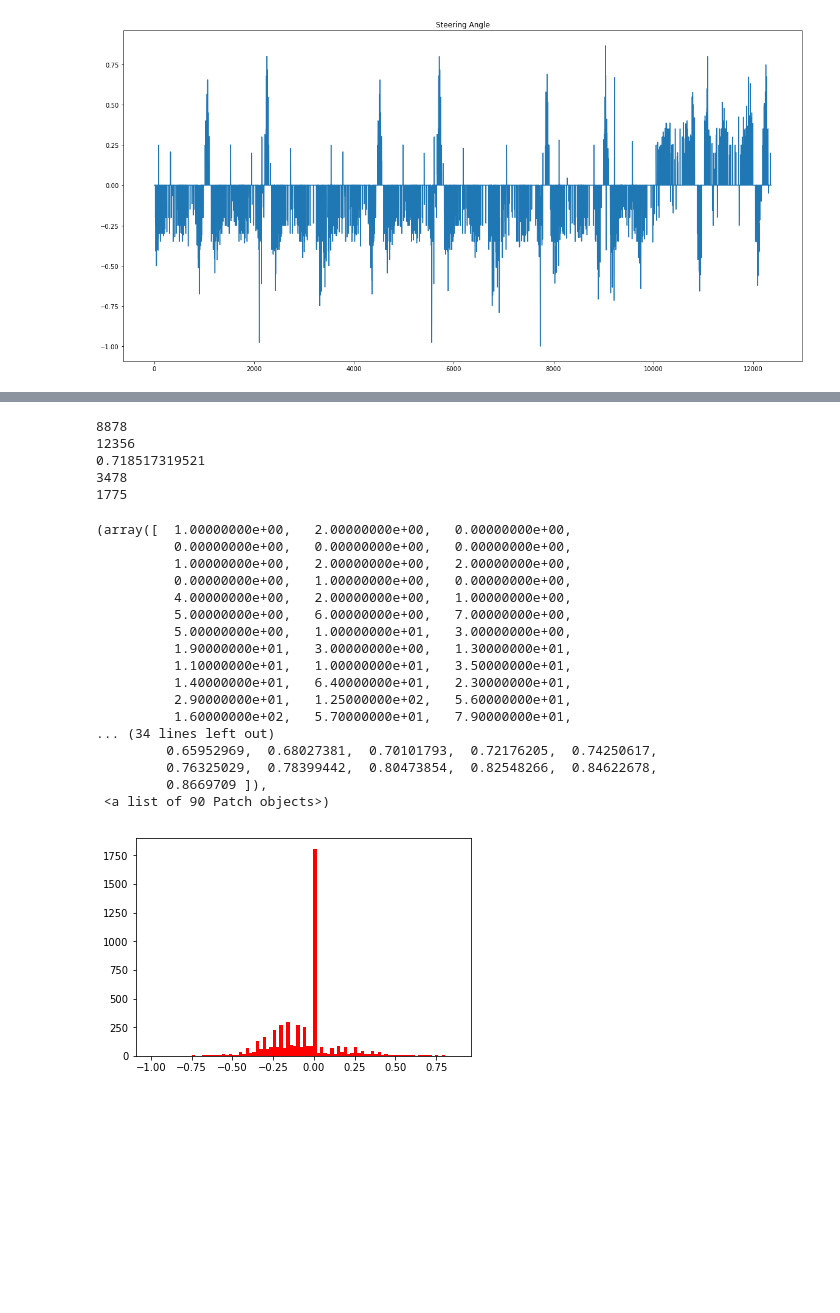
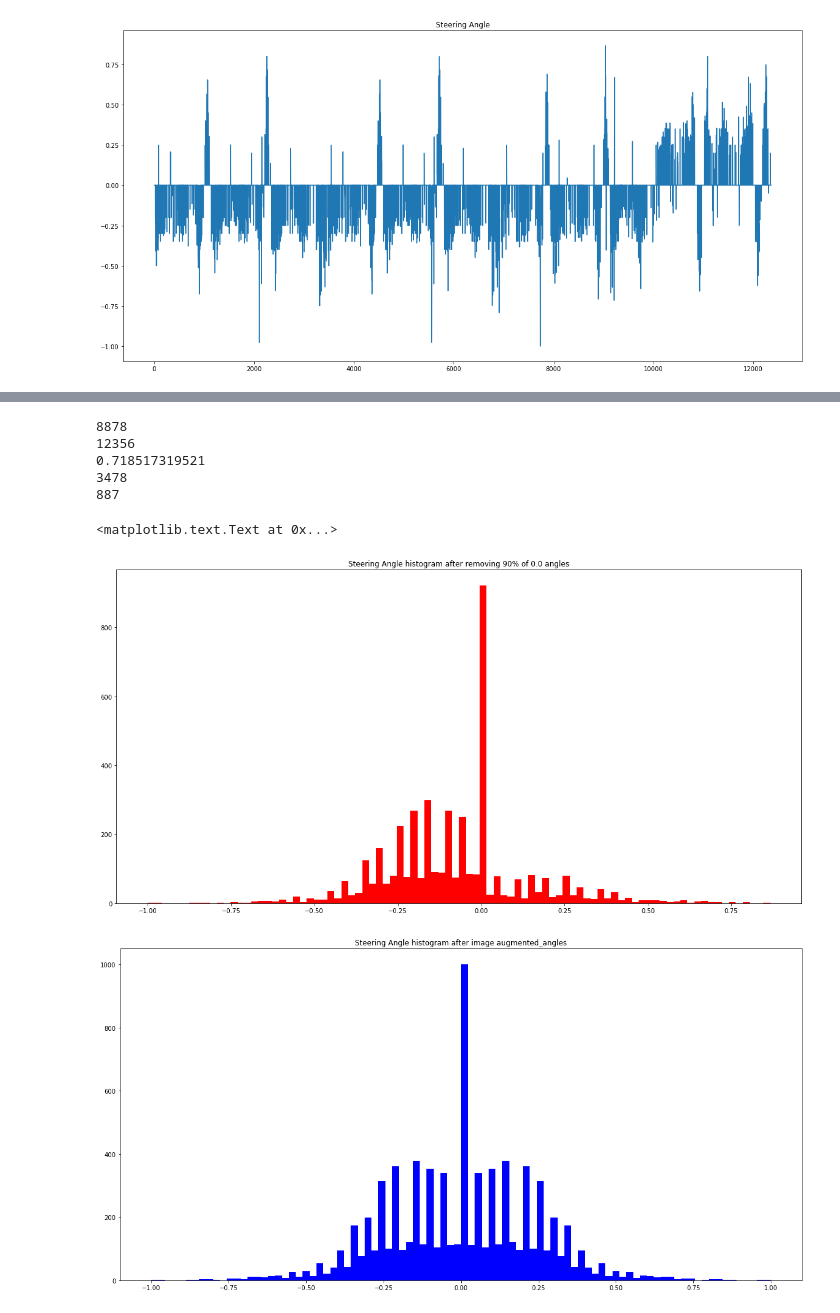
Before and after one commit to nonlining/CarND, a Jupyter notebook: CarND-Behavioral-Cloning-P3/model.ipynb, the cells around one changed output, grey strips where cells are left out. Drawn from its saved outputs; the diff is of its cells as text; code cells hidden in the pictures; blank space fills up the shorter version.

```diff
--- a/CarND-Behavioral-Cloning-P3/model.ipynb
+++ b/CarND-Behavioral-Cloning-P3/model.ipynb
@@ -66,51 +62,55 @@ zero_index = abs(angles) < tol
 total_zeros = sum(zero_index)
 
 print(total_zeros)
 print(len(csv_lines))
 print(total_zeros/len(csv_lines))
 
 nonzero_angles_csv = csv_lines[~zero_index]
 zero_angles_csv = csv_lines[zero_index]
 
-keep_numbers = (total_zeros*1)//5
+keep_numbers = int((total_zeros*1) * .1)
 
 keep_index = np.random.choice(len(zero_angles_csv), keep_numbers, replace=False)
 
 zero_angles_csv = zero_angles_csv[keep_index]
 
 print(len(nonzero_angles_csv))
 print(len(zero_angles_csv))
 
 new_csv = np.concatenate((nonzero_angles_csv, zero_angles_csv), axis=0)
 
 new_csv = np.random.permutation(new_csv)
 
 
 new_angles = new_csv[:,3].astype(float)
 
+plt.figure(figsize = (20,10))
+plt.hist(new_angles, bins=90, color= 'red', linewidth=0.1)
+plt.title('Steering Angle histogram after removing 90% of 0.0 angles')
 
-plt.hist(new_angles, bins=90, color= 'red', linewidth=0.1)
+augmented_angles = []
+
+for angle in new_angles:
+
+    if abs(angle) >= tol:
+        flipped_angle = -1.0 * angle
+        augmented_angles.append(flipped_angle)
+
+
+augmented_angles = np.array(augmented_angles)
+
+
+new_angles = np.concatenate((augmented_angles, new_angles), axis=0)
+
+plt.figure(figsize = (20,10))
+plt.hist(new_angles, bins=90, color= 'blue', linewidth=0.1)
+plt.title('Steering Angle histogram after image augmented_angles')
 # %% [output]
 8878
 12356
 0.718517319521
 3478
-1775
+887
-(array([  1.00000000e+00,   2.00000000e+00,   0.00000000e+00,
-          0.00000000e+00,   0.00000000e+00,   0.00000000e+00,
-          1.00000000e+00,   2.00000000e+00,   2.00000000e+00,
-          0.00000000e+00,   1.00000000e+00,   0.00000000e+00,
-          4.00000000e+00,   2.00000000e+00,   1.00000000e+00,
-          5.00000000e+00,   6.00000000e+00,   7.00000000e+00,
-          5.00000000e+00,   1.00000000e+01,   3.00000000e+00,
-          1.90000000e+01,   3.00000000e+00,   1.30000000e+01,
-          1.10000000e+01,   1.00000000e+01,   3.50000000e+01,
-          1.40000000e+01,   6.40000000e+01,   2.30000000e+01,
-          2.90000000e+01,   1.25000000e+02,   5.60000000e+01,
-          1.60000000e+02,   5.70000000e+01,   7.90000000e+01,
-... (34 lines left out)
-         0.65952969,  0.68027381,  0.70101793,  0.72176205,  0.74250617,
-         0.76325029,  0.78399442,  0.80473854,  0.82548266,  0.84622678,
-         0.8669709 ]),
- <a list of 90 Patch objects>)
+<matplotlib.text.Text at 0x...>
-[figure, old version]
+[figure, new version]
+[figure, added]
```
Also changed, not shown: parts of 7 cells of this notebook.
